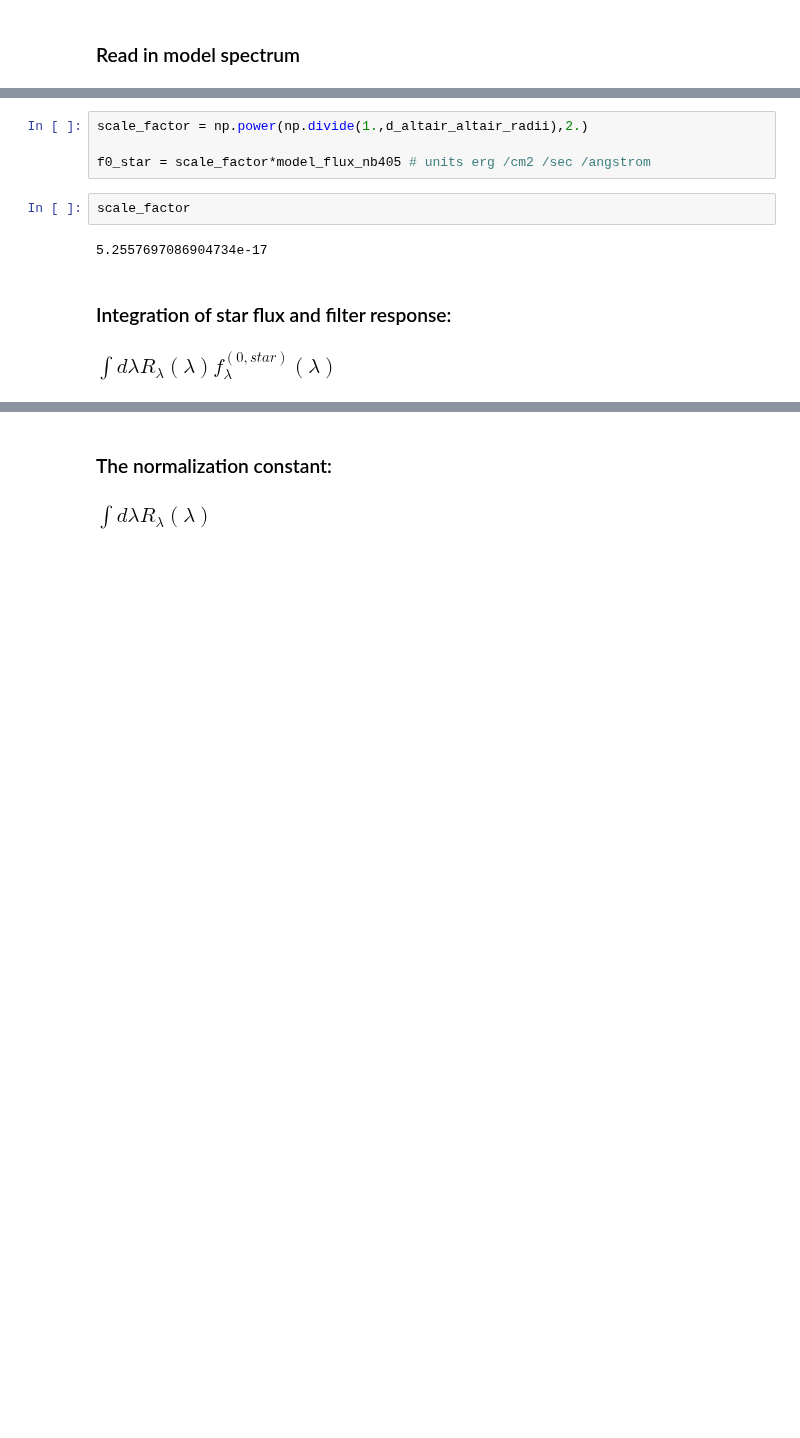
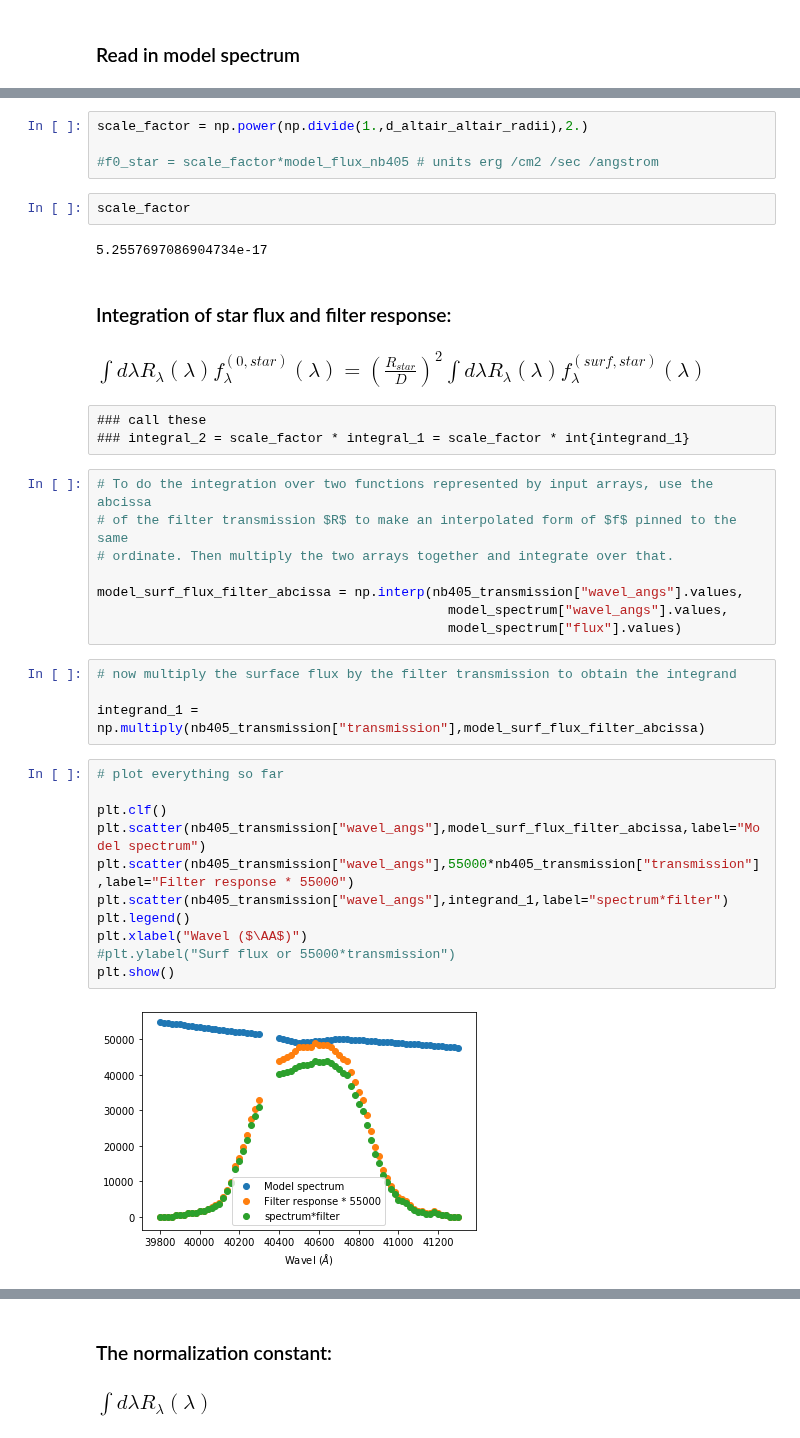
Before and after one commit to mwanakijiji/lbti_altair_fizeau, a Jupyter notebook: notebooks_for_development/determine_abs_mag_altair.ipynb, the cells around one changed output, grey strips where cells are left out. Cells and saved outputs as stored; diff of their text form; blank space fills up the shorter version.

```diff
--- a/notebooks_for_development/determine_abs_mag_altair.ipynb
+++ b/notebooks_for_development/determine_abs_mag_altair.ipynb
@@ -80,11 +108,39 @@ pd.read_csv()
 # %%
 scale_factor = np.power(np.divide(1.,d_altair_altair_radii),2.)
 
-f0_star = scale_factor*model_flux_nb405 # units erg /cm2 /sec /angstrom
+#f0_star = scale_factor*model_flux_nb405 # units erg /cm2 /sec /angstrom
 # %%
 scale_factor
 # %% [output]
 5.2557697086904734e-17
 # %% [markdown]
 ### Integration of star flux and filter response:
-### $\int d\lambda R_{\lambda}(\lambda) f_{\lambda}^{(0, star)}(\lambda)$
+### $\int d\lambda R_{\lambda}(\lambda) f_{\lambda}^{(0, star)}(\lambda) = \left( \frac{R_{star}}{D} \right)^{2}\int d\lambda R_{\lambda}(\lambda) f_{\lambda}^{(surf, star)}(\lambda) $
+# %% [raw]
+### call these
+### integral_2 = scale_factor * integral_1 = scale_factor * int{integrand_1}
+# %%
+# To do the integration over two functions represented by input arrays, use the abcissa
+# of the filter transmission $R$ to make an interpolated form of $f$ pinned to the same
+# ordinate. Then multiply the two arrays together and integrate over that.
+
+model_surf_flux_filter_abcissa = np.interp(nb405_transmission["wavel_angs"].values,
+                                             model_spectrum["wavel_angs"].values,
+                                             model_spectrum["flux"].values)
+# %%
+# now multiply the surface flux by the filter transmission to obtain the integrand
+
+integrand_1 = np.multiply(nb405_transmission["transmission"],model_surf_flux_filter_abcissa)
+# %%
+# plot everything so far
+
+plt.clf()
+plt.scatter(nb405_transmission["wavel_angs"],model_surf_flux_filter_abcissa,label="Model spectrum")
+plt.scatter(nb405_transmission["wavel_angs"],55000*nb405_transmission["transmission"],label="Filter response * 55000")
+plt.scatter(nb405_transmission["wavel_angs"],integrand_1,label="spectrum*filter")
+plt.legend()
+plt.xlabel("Wavel ($\AA$)")
+#plt.ylabel("Surf flux or 55000*transmission")
+plt.show()
+# %% [output]
+[figure, added]
```
Also changed, not shown: parts of 35 cells of this notebook, 2 other files.
